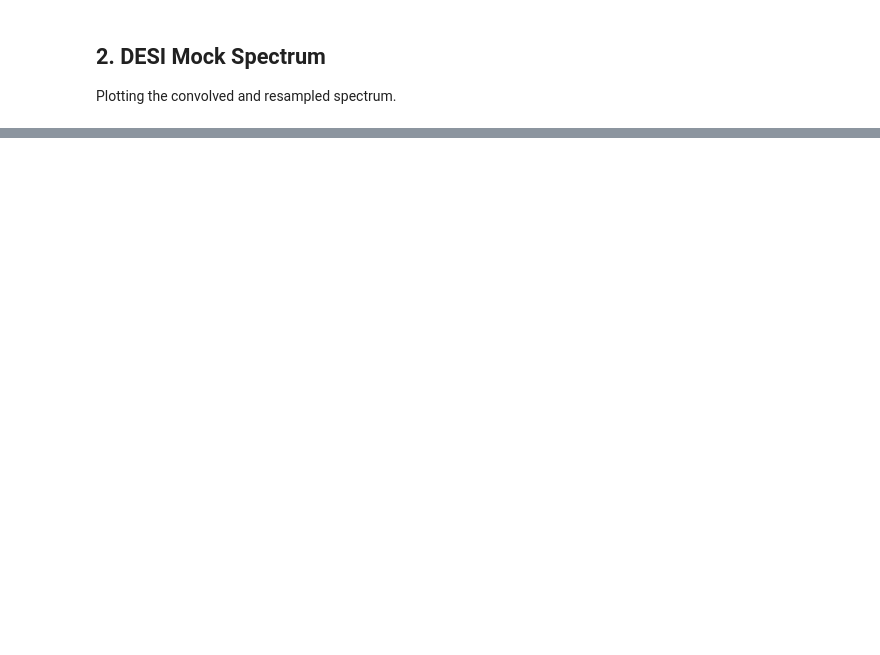
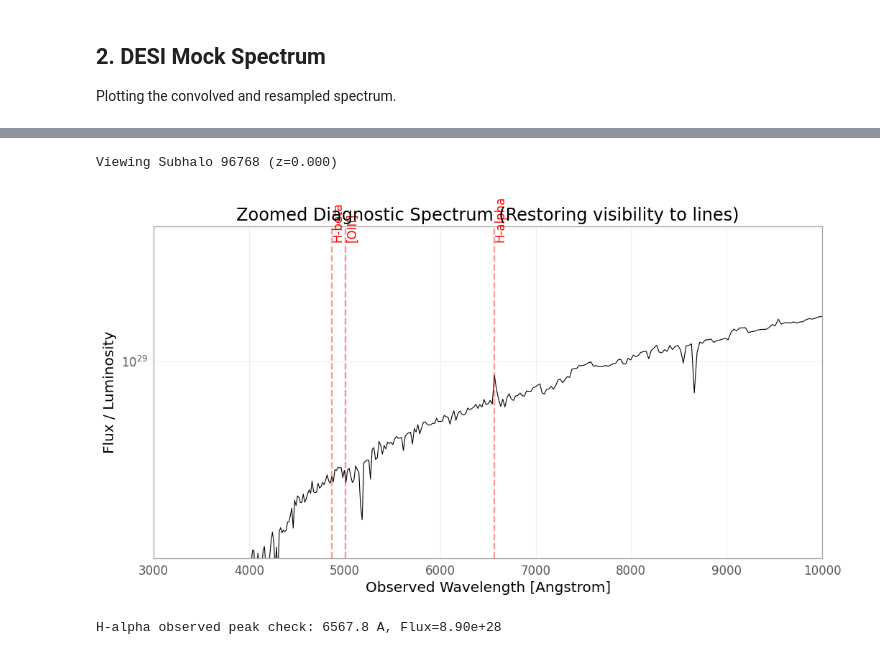
Before and after one commit to mhuertascompany/synthesizer, a Jupyter notebook: euclidVIS/visualize_outputs.ipynb, the cells around one changed output, grey strips where cells are left out. Saved outputs shown, nothing was run; the diff lists cells and outputs as text; code cells hidden in the pictures; blank space fills up the shorter version.

```diff
--- a/euclidVIS/visualize_outputs.ipynb
+++ b/euclidVIS/visualize_outputs.ipynb
@@ -74,0 +206,58 @@ else:
+# %%
+import os
+import numpy as np
+import matplotlib.pyplot as plt
+from astropy.io import fits
+
+# Use the file you already generated
+diag_spec_path = os.path.join(data_dir, 'subhalo_96768_full_spectrum.fits')
+
+if os.path.exists(diag_spec_path):
+    with fits.open(diag_spec_path) as hdul:
+        data = hdul[1].data
+        header = hdul[1].header
+
+    # 1. Identify columns (handles both uppercase and lowercase)
+    x_name = 'WAVELENGTH' if 'WAVELENGTH' in data.names else 'wavelength'
+    y_name = 'LNU_ATTENUATED' if 'LNU_ATTENUATED' in data.names else 'flux'
+
+    x = data[x_name]
+    y = data[y_name]
+    z = header.get('REDSHIFT', 0.0)
+
+    print(f"Viewing Subhalo {header.get('SUBHALO')} (z={z:.3f})")
+
+    # 2. Plot
+    plt.figure(figsize=(12, 6))
+    plt.plot(x, y, color='black', lw=0.8)
+
+    # 3. ZOOM IN to the Optical Range (where the lines are)
+    # We zoom to 3000-10000 Angstroms to avoid the 10^11 radio noise
+    plt.xlim(3000 * (1+z), 10000 * (1+z))
+    plt.ylim(2e28, 3e29)
+
+    # Highlight lines
+    lines = {'H-alpha': 6564.6, '[OIII]': 5008.2, 'H-beta': 4862.7}
+    for name, lam in lines.items():
+        obs_lam = lam * (1 + z)
+        plt.axvline(obs_lam, color='red', linestyle='--', alpha=0.4)
+        plt.text(obs_lam, plt.gca().get_ylim()[1]*0.9, name, color='red', rotation=90)
+
+    plt.title(f"Zoomed Diagnostic Spectrum (Restoring visibility to lines)")
+    plt.xlabel('Observed Wavelength [Angstrom]')
+    plt.ylabel('Flux / Luminosity')
+    plt.yscale('log')
+    plt.grid(True, alpha=0.2)
+    plt.show()
+
+    # Check if lines are detected numerically if you still can't see them
+    ha_obs = 6564.6 * (1+z)
+    idx = np.argmin(np.abs(x - ha_obs))
+    print(f"H-alpha observed peak check: {x[idx]:.1f} A, Flux={y[idx]:.2e}")
+
+else:
+    print(f"File not found at {diag_spec_path}")
+# %% [output]
+Viewing Subhalo 96768 (z=0.000)
+[figure, added]
+H-alpha observed peak check: 6567.8 A, Flux=8.90e+28
```
Also changed, not shown: parts of 10 cells of this notebook, 3 other files.
